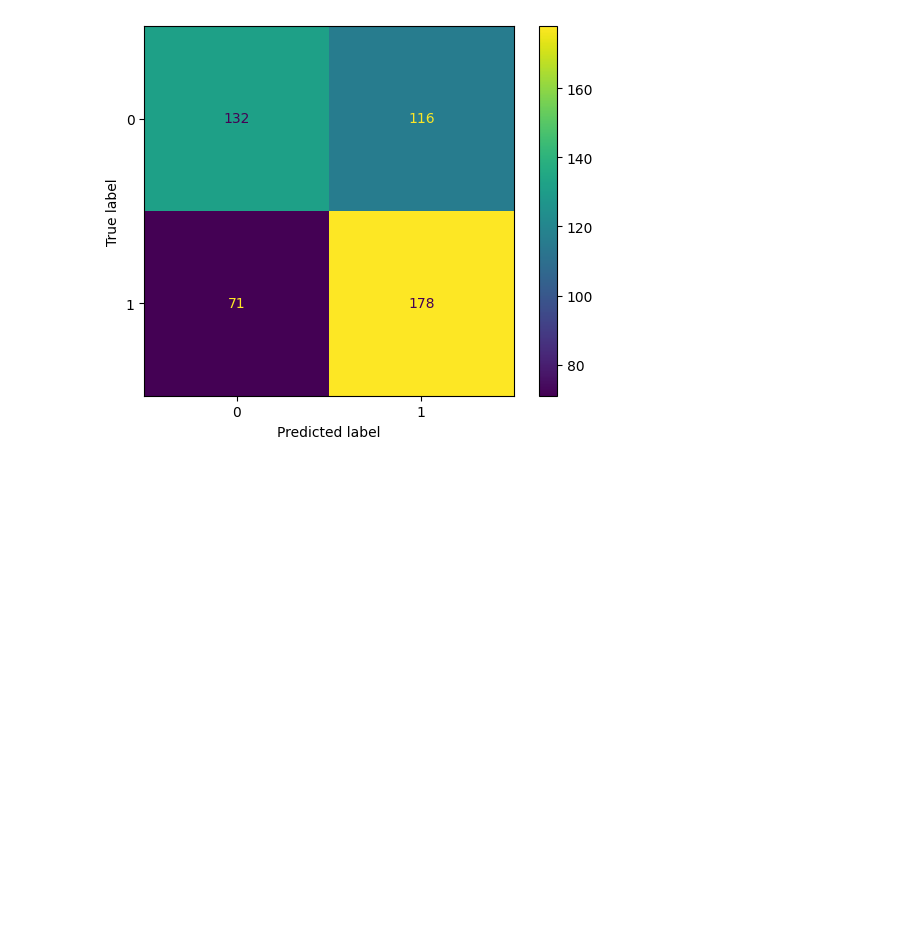
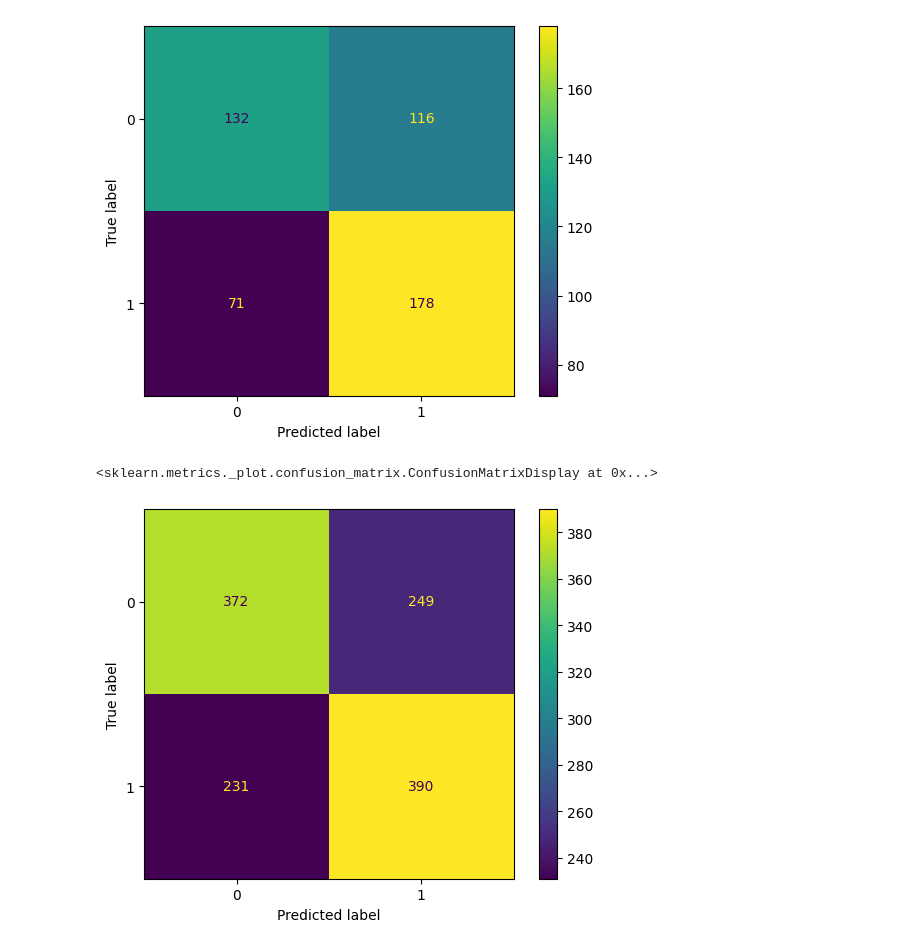
Before and after one commit to amarkules1/march_madness, a Jupyter notebook: notebooks/logistic_regression.ipynb, the cells around one changed output. Saved outputs shown, nothing was run; the diff lists cells and outputs as text; code cells hidden in the pictures; blank space fills up the shorter version.

Commit message:
improve cross validation

```diff
--- a/notebooks/logistic_regression.ipynb
+++ b/notebooks/logistic_regression.ipynb
@@ -54,10 +38,10 @@ adj_defense_team                              -0.225174
 adj_offense_opponent                          -0.270970
 Name: Win_Loss_Flag, dtype: float64
 # %%
-corrs = predictors_and_response.corr()['Win_Loss_Flag']
+corrs = predictors_and_response.corr(numeric_only=True)['Win_Loss_Flag']
 corrs = corrs[corrs > 0.02]
 corrs = corrs[corrs.index != 'Win_Loss_Flag']
-effective_predictors = corrs.index
+effective_predictors = corrs.index.tolist()
 # %%
 len(effective_predictors)
 # %% [output]
@@ -119,3 +103,22 @@ sklearn.metrics.ConfusionMatrixDisplay(sklearn.metrics.confusion_matrix(test_y,
 # %% [output]
 <sklearn.metrics._plot.confusion_matrix.ConfusionMatrixDisplay at 0x...>
 [figure]
+# %%
+def proper_cross_validation(clf, X, y, k=5):
+    from sklearn.model_selection import KFold
+    kf = KFold(n_splits=k)
+    confusion_matrices = []
+    for train_index, test_index in kf.split(X):
+        X_train, X_test = X.iloc[train_index], X.iloc[test_index]
+        y_train, y_test = y.iloc[train_index], y.iloc[test_index]
+        clf.fit(X_train, y_train)
+        confusion_matrices.append(sklearn.metrics.confusion_matrix(y_test, clf.predict(X_test)))
+    total_confusion_matrix = sum(confusion_matrices)
+    return total_confusion_matrix
+# %%
+cms = proper_cross_validation(MLPClassifier(hidden_layer_sizes=[50, 50, 50],random_state=0, max_iter=3000), prediction_data_normalized, data['Win_Loss_Flag'])
+# %%
+sklearn.metrics.ConfusionMatrixDisplay(cms).plot()
+# %% [output]
+<sklearn.metrics._plot.confusion_matrix.ConfusionMatrixDisplay at 0x...>
+[figure, added]
```
Also changed, not shown: parts of 9 cells of this notebook.
